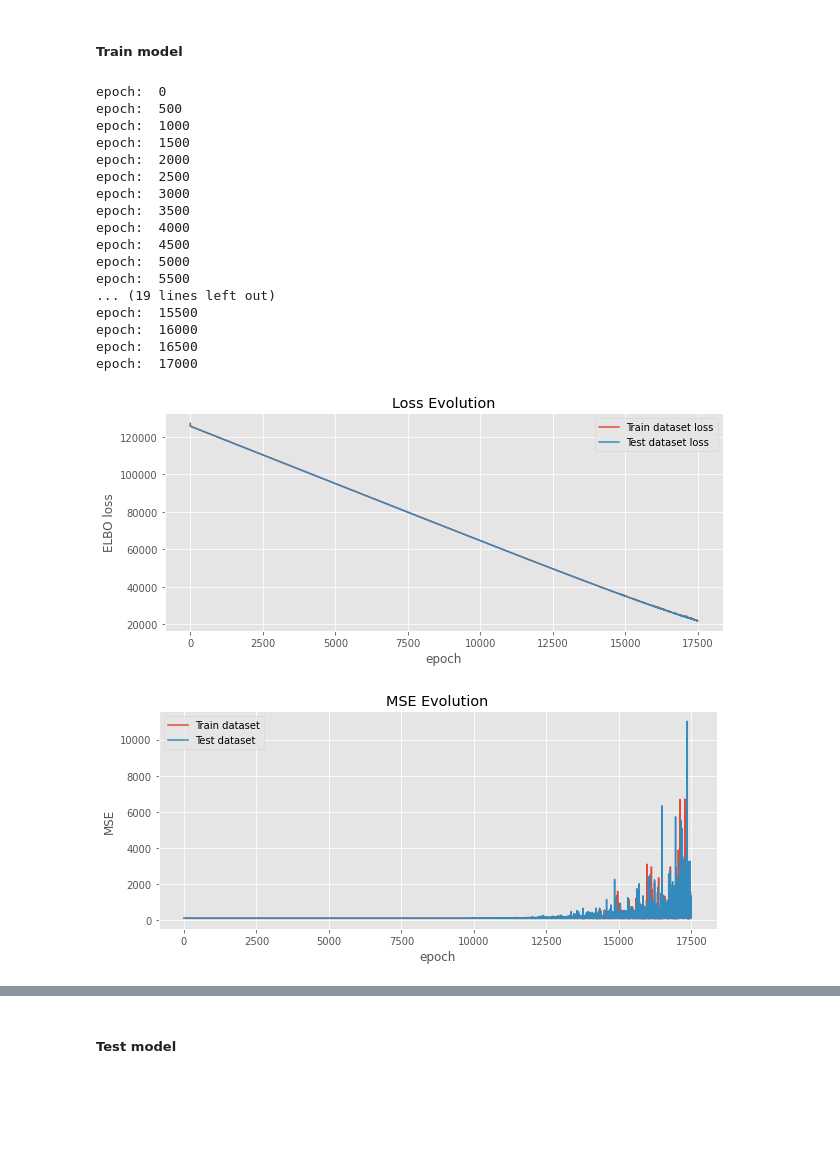
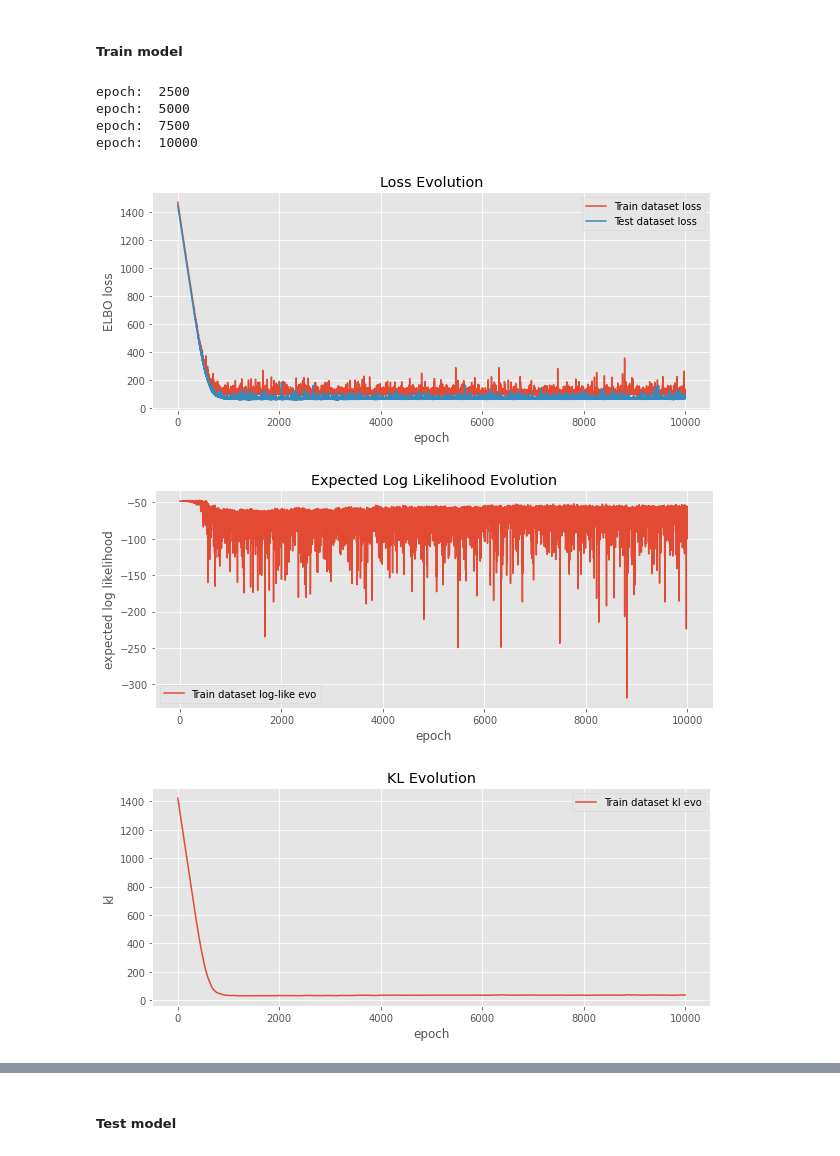
Before and after one commit to Sheev13/bnn-mean-field-vi, a Jupyter notebook: toy_regression.ipynb, the cells around one changed output, grey strips where cells are left out. Cells and saved outputs as stored; diff of their text form; code cells hidden in the pictures; blank space fills up the shorter version.

Commit message:
normalised data and realised KL is dominating loss (still)

```diff
--- a/toy_regression.ipynb
+++ b/toy_regression.ipynb
@@ -28,8 +34,11 @@ plt.show()
 # %%
-def generate_dataset(size=50, noise=1, split=0.3):
-    xs = np.random.uniform(0, 100, size)
-    ys = ground_truth(xs) + np.random.normal(0, noise, size)
-    return train_test_split(xs, ys, test_size=split, random_state=13)
+def generate_dataset(size=50, noise=0.15, split=0.3):
+    xs = np.linspace(-1, 1, 1000)
+    ys = normalised_ground_truth(xs)
+    samp_ind = np.random.randint(0, 999, size)
+    x_samps = xs[samp_ind]
+    y_samps = ys[samp_ind] + np.random.normal(0, noise, size)
+    return train_test_split(x_samps, y_samps, test_size=split, random_state=13)
 
 x_tr, x_te, y_tr, y_te = generate_dataset()
 plt.title("Regression Dataset: Ground Truth Samples Sprinkled with Gaussian Noise")
@@ -101,7 +102,7 @@ MLP(
 tr_loss_evo = []
 te_loss_evo = []
 
-for _ in range(20000):  # epochs
+for _ in range(10000):  # epochs
     y_tr_pred = model(x_tr)
     l = loss(y_tr_pred, y_tr)
     tr_loss_evo.append(l.item())
@@ -302,10 +303,10 @@ class MeanFieldBNN(nn.Module):
 # %%
-bnn_model = MeanFieldBNN(1, [100, 100, 100, 100], 1, num_samples=1)
+bnn_model = MeanFieldBNN(1, [20, 20], 1, num_samples=1)
 print(bnn_model)
 
-opt = torch.optim.SGD(
+opt = torch.optim.Adam(
     bnn_model.parameters(),
-    lr = 0.0008
+    lr = 0.01
 )
 # %% [output]
 MeanFieldBNN(
@@ -326,61 +323,67 @@ MeanFieldBNN(
 ##### Train model
 # %%
 tr_loss_evo = []
+tr_ll_evo = []
+tr_kl_evo = []
 te_loss_evo = []
 
 tr_mse_loss_evo = []
 te_mse_loss_evo = []
 aux_loss = nn.MSELoss()
 
-for epoch in range(17500):  # epochs
-    if epoch % 500 == 0:
+for epoch in range(1, 10001):  # epochs
+    if epoch % 2500 == 0:
         print('epoch: ', epoch)
-    bnn_model.zero_grad()
+    opt.zero_grad()
 
     y_tr_pred = bnn_model(x_tr)
-    l = bnn_model.loss(y_tr_pred, y_tr)
+    l, ll, kl = bnn_model.loss(y_tr_pred, y_tr)
     tr_loss_evo.append(l.item())
+    tr_ll_evo.append(ll.item())
+    tr_kl_evo.append(kl.item())
     tr_mse_loss_evo.append(aux_loss(y_tr_pred, y_tr.unsqueeze(0)).item())
 
     y_te_pred = bnn_model(x_te)
-    te_loss_evo.append(bnn_model.loss(y_te_pred, y_te).item())
+    te_loss_evo.append(bnn_model.loss(y_te_pred, y_te)[0].item())
     te_mse_loss_evo.append(aux_loss(y_te_pred, y_te.unsqueeze(0)).item())
 
     l.backward()
     opt.step()
 
 plt.plot(tr_loss_evo, label='Train dataset loss')
 plt.plot(te_loss_evo, label='Test dataset loss')
 plt.ylabel('ELBO loss')
 plt.xlabel('epoch')
 plt.legend()
 plt.title('Loss Evolution')
 plt.show()
 
+plt.plot(tr_ll_evo, label='Train dataset log-like evo')
+plt.ylabel('expected log likelihood')
+plt.xlabel('epoch')
+plt.legend()
+plt.title('Expected Log Likelihood Evolution')
+plt.show()
+
+plt.plot(tr_kl_evo, label='Train dataset kl evo')
+plt.ylabel('kl')
+plt.xlabel('epoch')
+plt.legend()
+plt.title('KL Evolution')
+plt.show()
+
 plt.plot(tr_mse_loss_evo, label='Train dataset')
 plt.plot(te_mse_loss_evo, label='Test dataset')
 plt.ylabel('MSE')
 plt.xlabel('epoch')
 plt.legend()
 plt.title('MSE Evolution')
 plt.show()
 # %% [output]
-epoch:  0
-epoch:  500
-epoch:  1000
-epoch:  1500
-epoch:  2000
 epoch:  2500
-epoch:  3000
-epoch:  3500
-epoch:  4000
-epoch:  4500
 epoch:  5000
-epoch:  5500
-... (19 lines left out)
-epoch:  15500
-epoch:  16000
-epoch:  16500
-epoch:  17000
+epoch:  7500
+epoch:  10000
-[figure, old version]
+[figure, new version]
-[figure, old version]
+[figure, new version]
+[figure, added]
```
Also changed, not shown: parts of 9 cells of this notebook.
